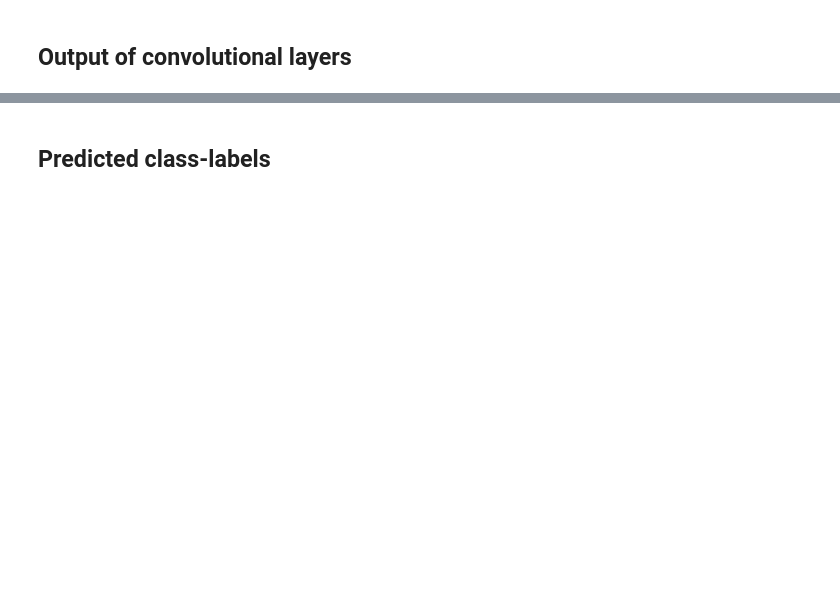
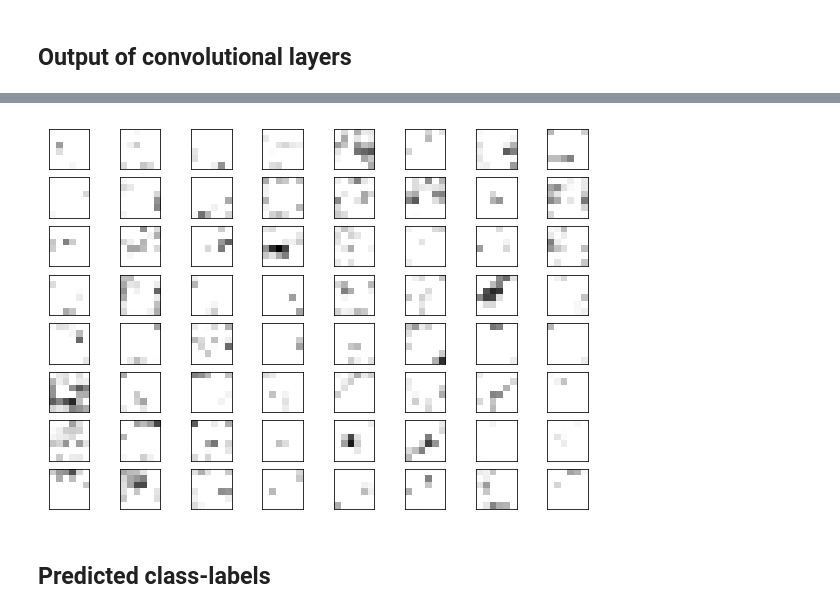
Before and after one commit to khvorov/tf-learn, a Jupyter notebook: cifar-10.ipynb, the cells around one changed output, grey strips where cells are left out. Cells and saved outputs as stored; diff of their text form; code cells hidden in the pictures; blank space fills up the shorter version.

```diff
--- a/cifar-10.ipynb
+++ b/cifar-10.ipynb
@@ -215,6 +218,7 @@ def get_layer_output(layer_name):
 
 output_conv1 = get_layer_output(layer_name='conv1')
 output_conv2 = get_layer_output(layer_name='conv2')
+output_conv3 = get_layer_output(layer_name='conv3')
 # %% [markdown]
 # TensorFlow Run
 ## Create TensorFlow Session
@@ -513,3 +526,7 @@ plot_layer_output(output_conv2, image=img)
+# %%
+plot_layer_output(output_conv3, image=img)
+# %% [output]
+[figure, added]
 # %% [markdown]
 ## Predicted class-labels
 # %%
```
Also changed, not shown: parts of 18 cells of this notebook.
